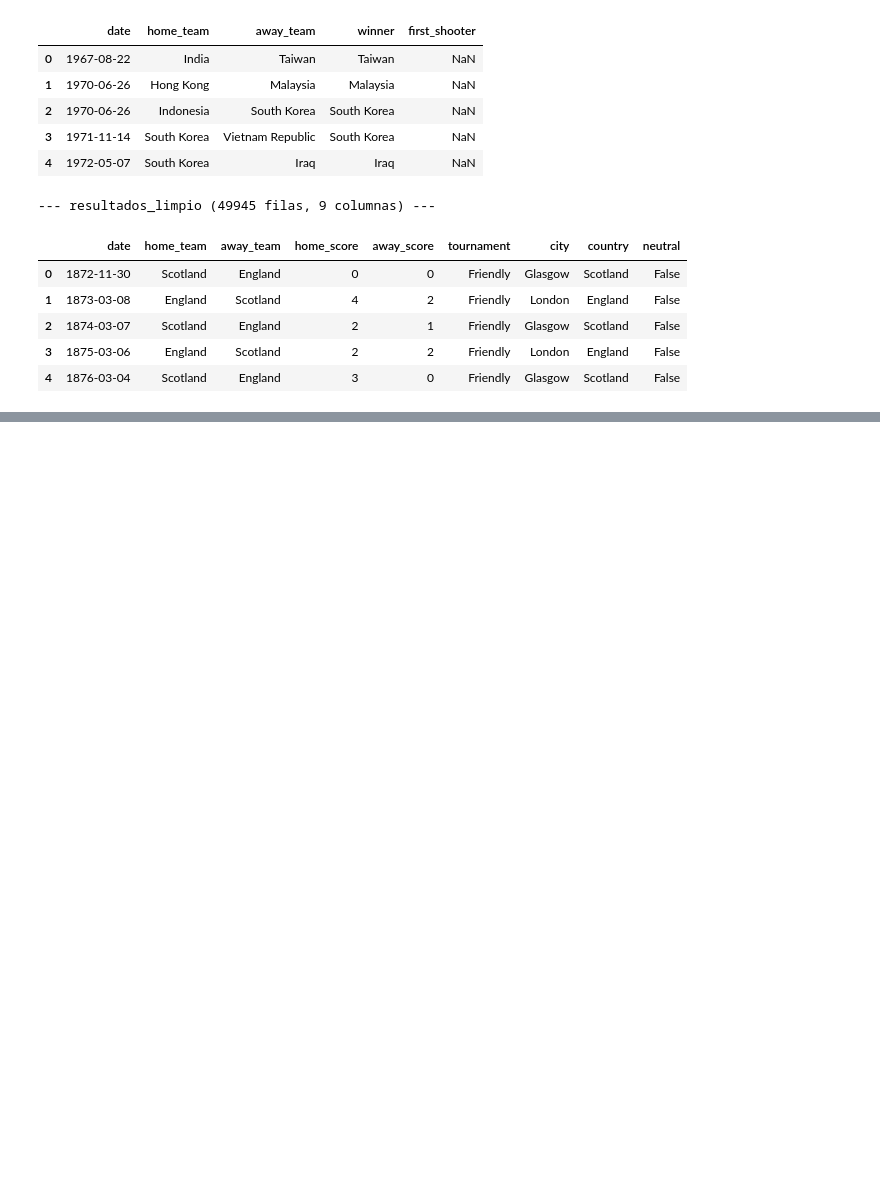
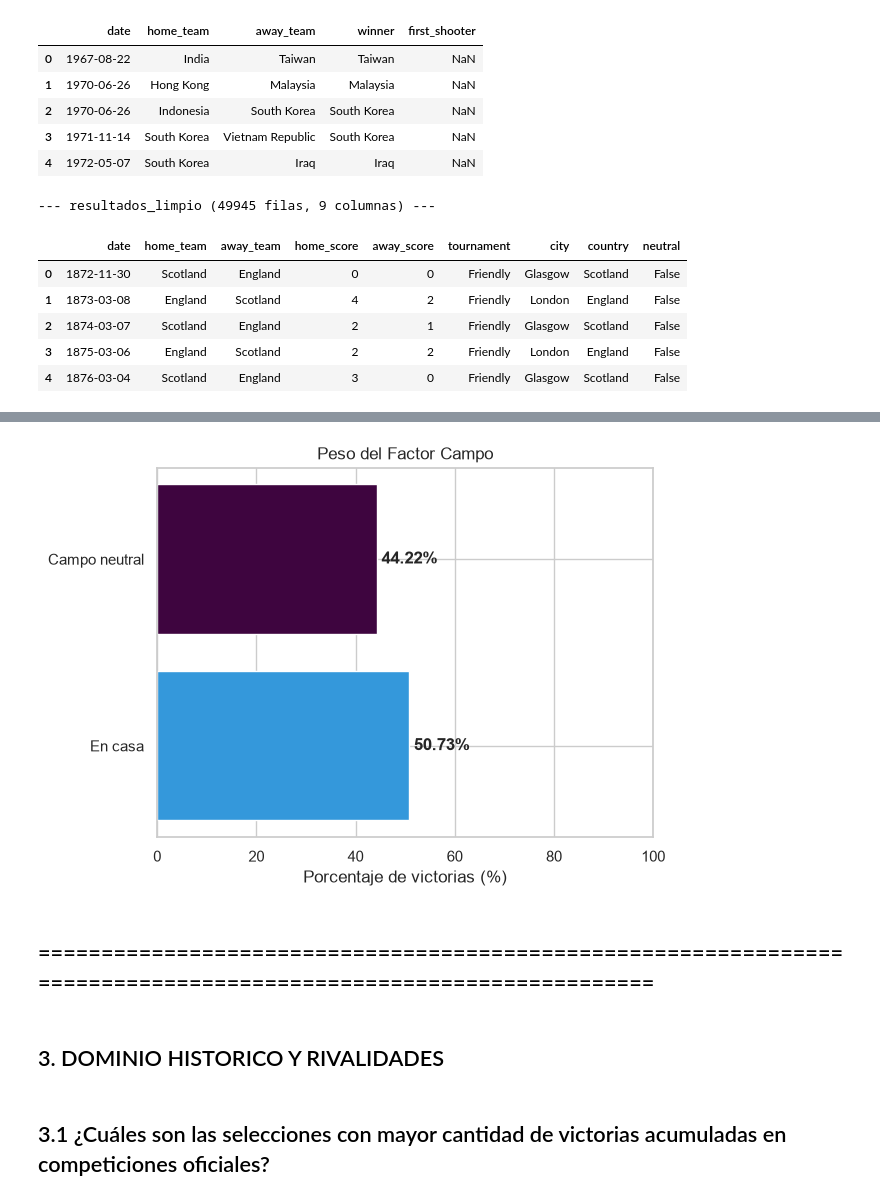
Before and after one commit to fabrimori-rgb/EDA_Fab, a Jupyter notebook: analisis_futbol_limpio.ipynb, the cells around one changed output, grey strips where cells are left out. Saved outputs shown, nothing was run; the diff lists cells and outputs as text; code cells hidden in the pictures; blank space fills up the shorter version.

```diff
--- a/analisis_futbol_limpio.ipynb
+++ b/analisis_futbol_limpio.ipynb
@@ -212,0 +603,19 @@ memory usage: 4.2 MB
+# %%
+# 1. Creo una columna que dice True si ganó el local, y False si no
+resultados_limpio["home_win"] = resultados_limpio["home_score"] > resultados_limpio["away_score"]
+
+# 2. Agrupo por campo neutral (False = en casa, True = en campo neutral) y saco el promedio (%)
+porcentajes = resultados_limpio.groupby("neutral")["home_win"].mean() * 100
+
+# 3. Guardo cada valor (redondeado) y calculo la diderencia
+pct_casa = round(porcentajes[False], 2)      # Neutral = False (Jugando en casa)
+pct_neutral = round(porcentajes[True], 2)    # Neutral = True  (Campo neutral)
+diferencia = round(pct_casa - pct_neutral, 2)
+
+# 4. Muestro los resultados
+
+print("Victorias en casa:", pct_casa, "%")
+
+print("Victorias en campo neutral:", pct_neutral, "%")
+
+print("Victorias extra por jugar en casa:", diferencia, "%")
@@ -212,0 +628,28 @@ memory usage: 4.2 MB
+# %%
+# saco el grafico, la libreria matplotlib ya la tengo cargada de antes
+
+categorias = ["En casa", "Campo neutral"]
+valores = [pct_casa, pct_neutral]
+
+# 1. Crear gráfico de barras horizontales (barh)
+plt.barh(categorias, valores, color=["#3498db", "#3E053F"])
+
+# 2. Etiquetas y límites
+plt.xlabel("Porcentaje de victorias (%)")
+plt.xlim(0, 100)
+plt.title("Peso del Factor Campo")
+
+# 3. Añado el numero exacto al lado de cada barra para que se lea mejor
+for i, v in enumerate(valores):
+    plt.text(v + 1, i, f"{v}%", va='center', fontweight='bold')
+
+# 4. Mostrar el gráfico
+plt.show()
+# %% [output]
+[figure, added]
+# %% [markdown]
+## =================================================================================================================
+# %% [markdown]
+## 3. DOMINIO HISTORICO Y RIVALIDADES
+# %% [markdown]
+## 3.1 ¿Cuáles son las selecciones con mayor cantidad de victorias acumuladas en competiciones oficiales?
```
Also changed, not shown: parts of 45 cells of this notebook, 1 other file.
